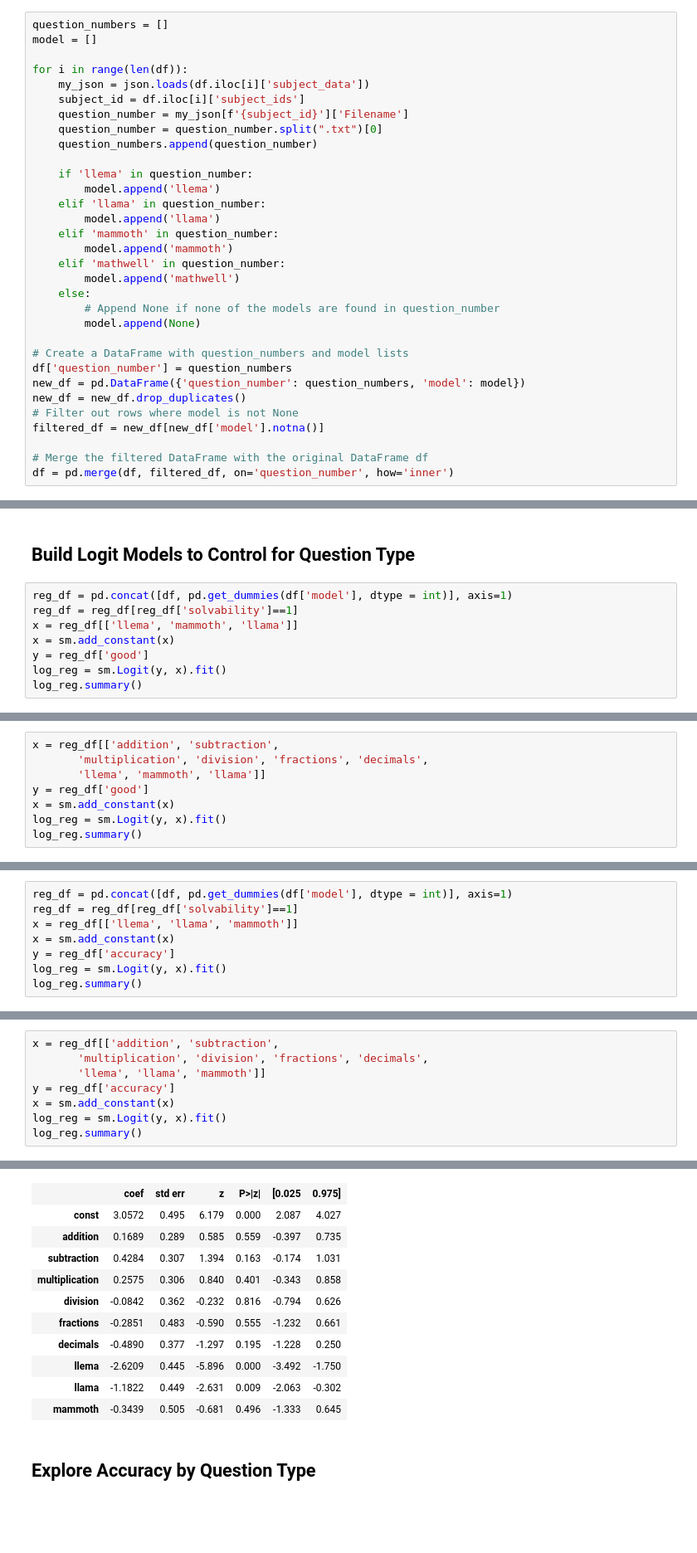
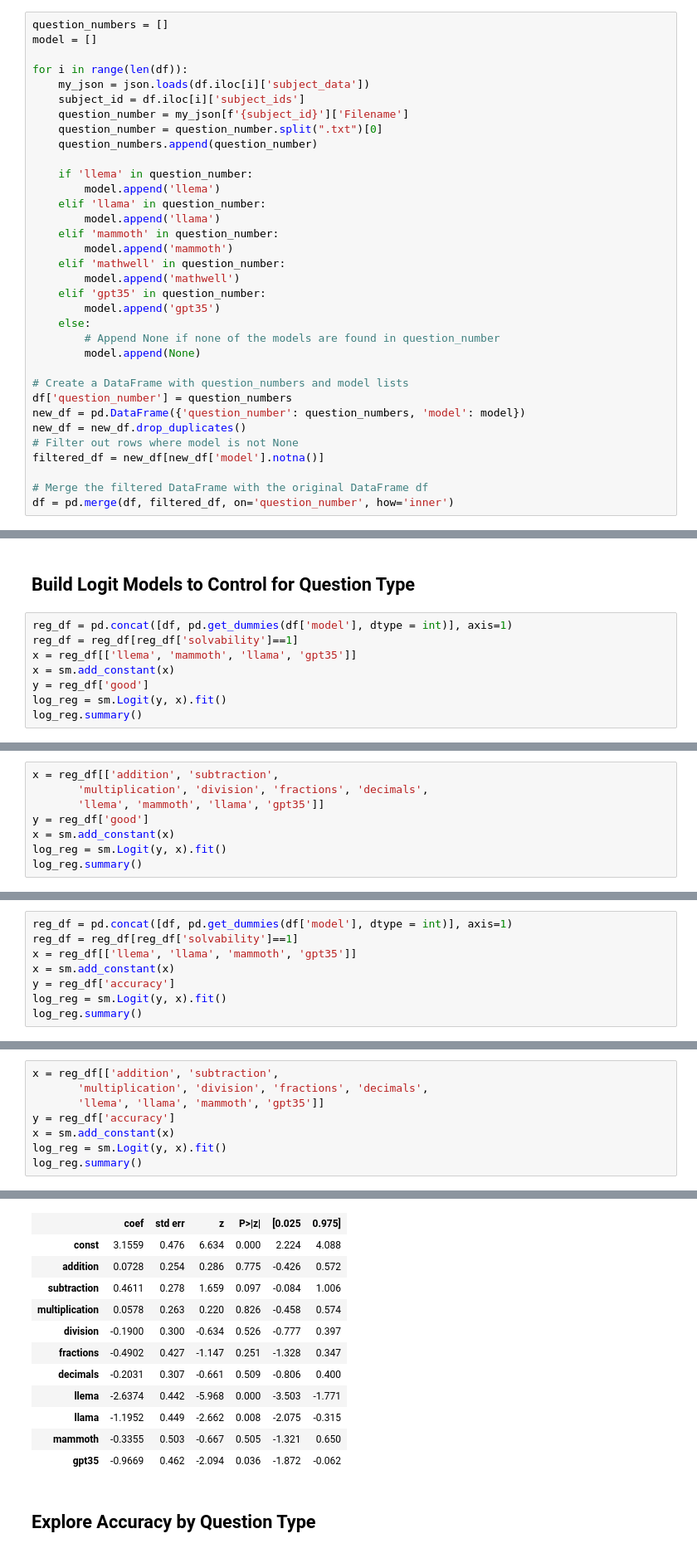
Before and after one commit to bryanchrist/llama2-70b, a Jupyter notebook: Compare_Models_Zooniverse.ipynb, the cells around one changed output, grey strips where cells are left out. Shown at 83% size. Drawn from its saved outputs; the diff is of its cells as text; blank space fills up the shorter version.

```diff
--- a/Compare_Models_Zooniverse.ipynb
+++ b/Compare_Models_Zooniverse.ipynb
@@ -185,6 +185,8 @@ for i in range(len(df)):
         model.append('mammoth')
     elif 'mathwell' in question_number:
         model.append('mathwell')
+    elif 'gpt35' in question_number:
+        model.append('gpt35')
     else:
         # Append None if none of the models are found in question_number
         model.append(None)
@@ -1323,7 +1428,7 @@ P-value: 3.215402036842197e-09
 # %%
 reg_df = pd.concat([df, pd.get_dummies(df['model'], dtype = int)], axis=1)
 reg_df = reg_df[reg_df['solvability']==1]
-x = reg_df[['llema', 'mammoth', 'llama']]
+x = reg_df[['llema', 'mammoth', 'llama', 'gpt35']]
 x = sm.add_constant(x)
 y = reg_df['good']
 log_reg = sm.Logit(y, x).fit()
@@ -1348,7 +1454,7 @@ Logit Regression Results
 # %%
 x = reg_df[['addition', 'subtraction',
        'multiplication', 'division', 'fractions', 'decimals',
-       'llema', 'mammoth', 'llama']]
+       'llema', 'mammoth', 'llama', 'gpt35']]
 y = reg_df['good']
 x = sm.add_constant(x)
 log_reg = sm.Logit(y, x).fit()
@@ -1379,7 +1486,7 @@ Logit Regression Results
 # %%
 reg_df = pd.concat([df, pd.get_dummies(df['model'], dtype = int)], axis=1)
 reg_df = reg_df[reg_df['solvability']==1]
-x = reg_df[['llema', 'llama', 'mammoth']]
+x = reg_df[['llema', 'llama', 'mammoth', 'gpt35']]
 x = sm.add_constant(x)
 y = reg_df['accuracy']
 log_reg = sm.Logit(y, x).fit()
@@ -1404,7 +1512,7 @@ Logit Regression Results
 # %%
 x = reg_df[['addition', 'subtraction',
        'multiplication', 'division', 'fractions', 'decimals',
-       'llema', 'llama', 'mammoth']]
+       'llema', 'llama', 'mammoth', 'gpt35']]
 y = reg_df['accuracy']
 x = sm.add_constant(x)
 log_reg = sm.Logit(y, x).fit()
@@ -1424,13 +1532,14 @@ Logit Regression Results
 |  | coef | std err | z | P>|z| | [0.025 | 0.975] |
-| const | 3.0572 | 0.495 | 6.179 | 0.000 | 2.087 | 4.027 |
-| addition | 0.1689 | 0.289 | 0.585 | 0.559 | -0.397 | 0.735 |
-| subtraction | 0.4284 | 0.307 | 1.394 | 0.163 | -0.174 | 1.031 |
-| multiplication | 0.2575 | 0.306 | 0.840 | 0.401 | -0.343 | 0.858 |
-| division | -0.0842 | 0.362 | -0.232 | 0.816 | -0.794 | 0.626 |
-| fractions | -0.2851 | 0.483 | -0.590 | 0.555 | -1.232 | 0.661 |
-| decimals | -0.4890 | 0.377 | -1.297 | 0.195 | -1.228 | 0.250 |
-| llema | -2.6209 | 0.445 | -5.896 | 0.000 | -3.492 | -1.750 |
-| llama | -1.1822 | 0.449 | -2.631 | 0.009 | -2.063 | -0.302 |
-| mammoth | -0.3439 | 0.505 | -0.681 | 0.496 | -1.333 | 0.645 |
+| const | 3.1559 | 0.476 | 6.634 | 0.000 | 2.224 | 4.088 |
+| addition | 0.0728 | 0.254 | 0.286 | 0.775 | -0.426 | 0.572 |
+| subtraction | 0.4611 | 0.278 | 1.659 | 0.097 | -0.084 | 1.006 |
+| multiplication | 0.0578 | 0.263 | 0.220 | 0.826 | -0.458 | 0.574 |
+| division | -0.1900 | 0.300 | -0.634 | 0.526 | -0.777 | 0.397 |
+| fractions | -0.4902 | 0.427 | -1.147 | 0.251 | -1.328 | 0.347 |
+| decimals | -0.2031 | 0.307 | -0.661 | 0.509 | -0.806 | 0.400 |
+| llema | -2.6374 | 0.442 | -5.968 | 0.000 | -3.503 | -1.771 |
+| llama | -1.1952 | 0.449 | -2.662 | 0.008 | -2.075 | -0.315 |
+| mammoth | -0.3355 | 0.503 | -0.667 | 0.505 | -1.321 | 0.650 |
+| gpt35 | -0.9669 | 0.462 | -2.094 | 0.036 | -1.872 | -0.062 |
 # %% [markdown]
 ## Explore Accuracy by Question Type
```
Also changed, not shown: parts of 39 cells of this notebook, 13 other files.
